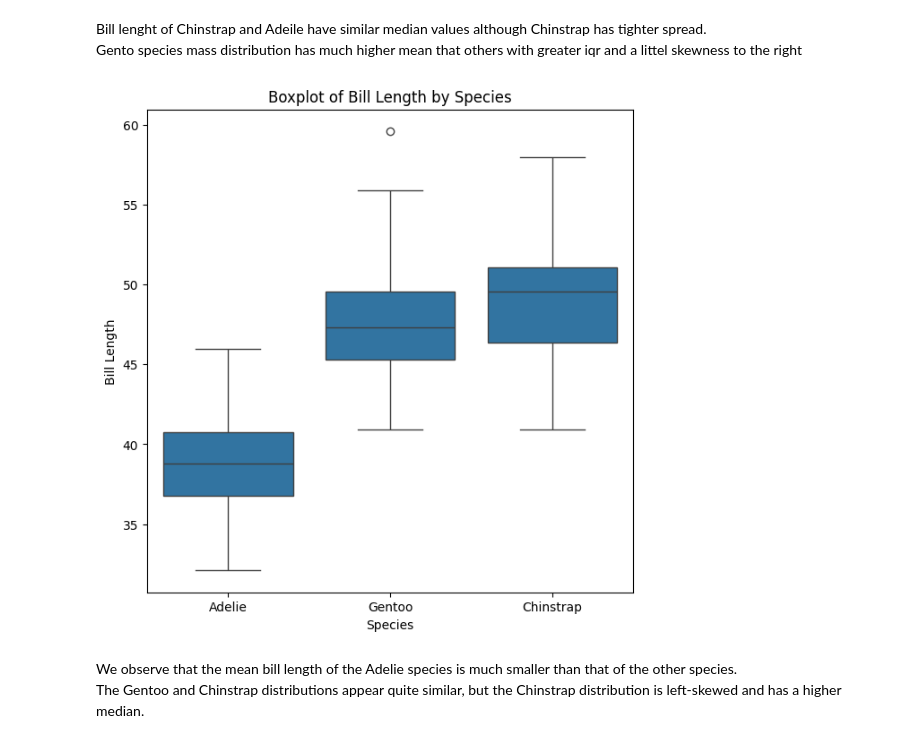
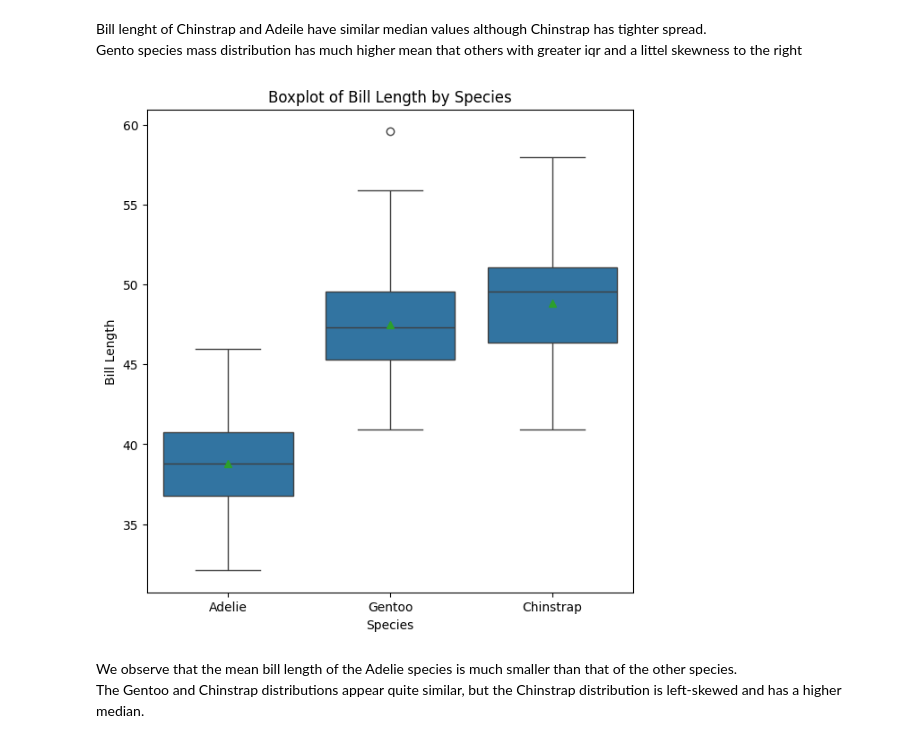
Before and after one commit to VladGrinDA/DI_Bootcamp, a Jupyter notebook: Week5/Day4/MiniProject/mp_data_viz.ipynb, the cells around one changed output. Cells and saved outputs as stored; diff of their text form; code cells hidden in the pictures.

```diff
--- a/Week5/Day4/MiniProject/mp_data_viz.ipynb
+++ b/Week5/Day4/MiniProject/mp_data_viz.ipynb
@@ -241,14 +241,14 @@ Bill lenght of Chinstrap and Adeile have similar median values although Chinstra
 Gento species mass distribution has much higher mean that others with greater iqr and a littel skewness to the right
 # %%
 plt.figure(figsize=(7, 7))
-sns.boxplot(data=df, x='species', y='bill_length_mm')
+sns.boxplot(data=df, x='species', y='bill_length_mm', showmeans=True)
 plt.title('Boxplot of Bill Length by Species')
 plt.xlabel('Species')
 plt.ylabel('Bill Length')
 
 plt.show()
 # %% [output]
-[figure, old version]
+[figure, new version]
 # %% [markdown]
 We observe that the mean bill length of the Adelie species is much smaller than that of the other species.
 The Gentoo and Chinstrap distributions appear quite similar, but the Chinstrap distribution is left-skewed and has a higher median.
```
Also changed, not shown: parts of 3 cells of this notebook, 10 other files.
